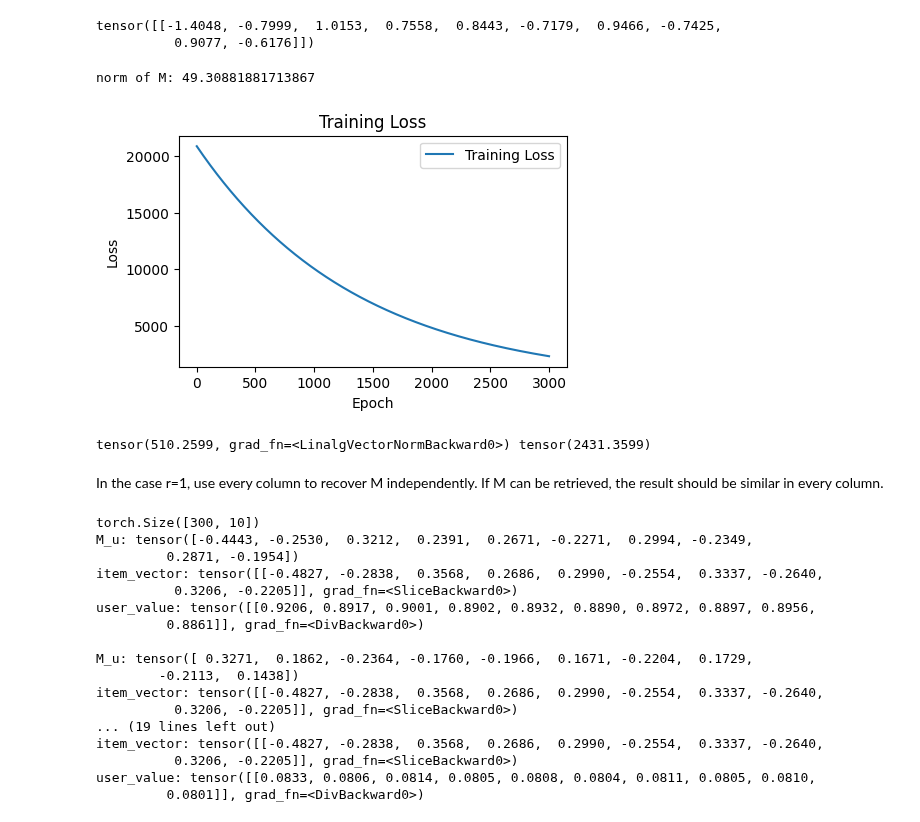
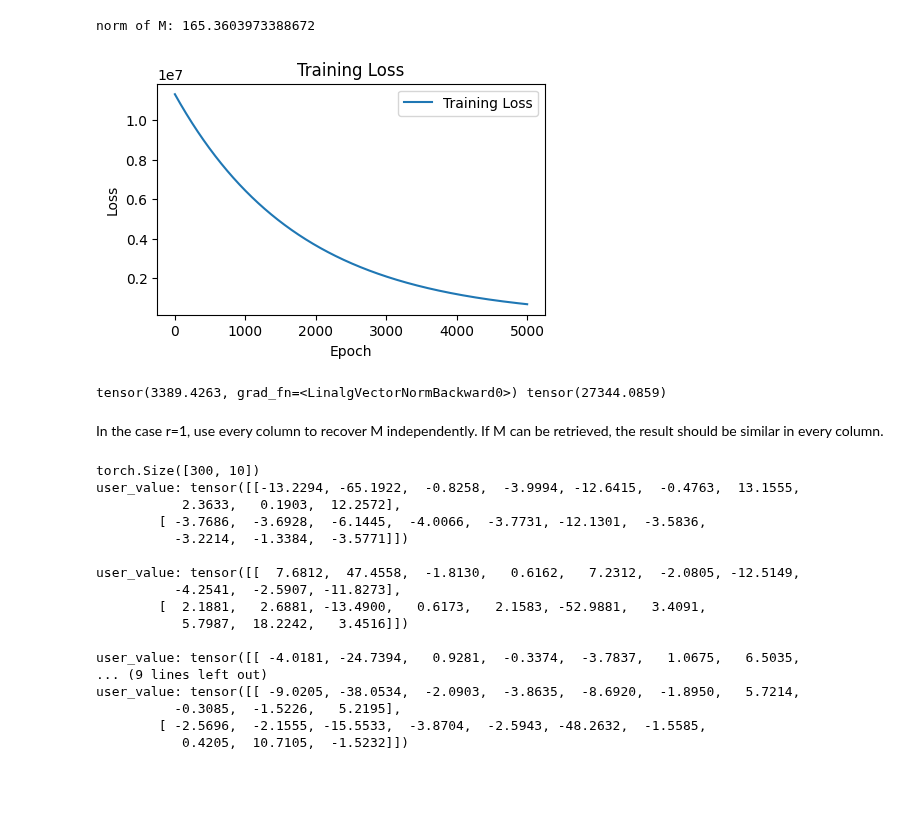
Before and after one commit to VirtuosoResearch/Matrix-completion-from-ultrasparse-samples, a Jupyter notebook: run_May18.ipynb, the cells around one changed output. Saved outputs shown, nothing was run; the diff lists cells and outputs as text; code cells hidden in the pictures; blank space fills up the shorter version.

```diff
--- a/run_May18.ipynb
+++ b/run_May18.ipynb
@@ -63,11 +55,11 @@ def svd_norm_reverse(A, scale):
     return A_normalized
 # %%
 d1 = 300
-r = 1
+r = 2
 d2 = 10
 
-mat1 = torch.randn(d1, r)
-mat2 = torch.randn(r, d2)
+mat1 = torch.randn(d1, 2)
+mat2 = torch.randn(2, d2)
 M = mat1 @ mat2
 
 # r = mat2.shape[0]
@@ -77,11 +69,6 @@ p_prime = 0.75
 p = 1 - p_prime
 noise = 0.00
 dataset = 'random'
-
-print(mat2)
-# %% [output]
-tensor([[-1.4048, -0.7999,  1.0153,  0.7558,  0.8443, -0.7179,  0.9466, -0.7425,
-          0.9077, -0.6176]])
 # %%
 """
 Train for X
@@ -102,8 +89,8 @@ print(f"norm of M: {torch.norm(M)}")
 
 # parameters setting
 d1, d2 = observed_M.shape
-#X = torch.randn(d2, d2, requires_grad=True)
-X = torch.tensor(MTM, requires_grad=True)
+X = torch.randn(d2, d2, requires_grad=True)
+#X = torch.tensor(MTM, requires_grad=True)
 
 epochs = 5000
 alpha = 0.05
@@ -115,35 +102,35 @@ optimizer = optim.SGD([X], lr=eta)
 # opt
 train_losses = []
 writer = SummaryWriter('runs/'+dataset)
 for i in loop:
     loss = ((X - A)**2).mean() # mse loss
     U, D, Vt = torch.linalg.svd(X, full_matrices=False)
     loss.backward()
 
     noise_matrix = torch.normal(mean=0, std=noise, size=(d2, d2))
 
     X.grad = X.grad + alpha * U @ Vt + noise_matrix # alg
     """
     with torch.no_grad():
         X.data += -eta*X.grad
     """
     optimizer.step()
     X.grad.zero_()
     #print(loss.item())
     writer.add_scalar('Loss', loss.item(), i)
     train_losses.append(loss.item())
     loop.set_postfix_str('In epoch {}, loss: {:.3f})'.format(i, loss.item()))
 
 plt.figure(figsize=(5, 3))
 plt.plot(train_losses, label='Training Loss')
 plt.xlabel('Epoch')
 plt.ylabel('Loss')
 plt.title('Training Loss')
 plt.legend()
 plt.show()
 # %% [output]
-norm of M: 49.30881881713867
+norm of M: 165.3603973388672
-[figure, old version]
+[figure, new version]
 # %%
 """
 normalization for result
@@ -161,42 +148,42 @@ print(torch.norm(err), torch.norm(M.T @ M))
 #print(f"norm of X: {torch.norm(X)}")
 #print(f"norm of M: {torch.norm(M.T @ M)}")
 # %% [output]
-tensor(510.2599, grad_fn=<LinalgVectorNormBackward0>) tensor(2431.3599)
+tensor(3389.4263, grad_fn=<LinalgVectorNormBackward0>) tensor(27344.0859)
 # %% [markdown]
 In the case r=1, use every column to recover M independently. If M can be retrieved, the result should be similar in every column.
 # %%
 """
 recover M
 """
-_, S, item_vector = top_r_svd(X, r)
+_, S, item_vector = top_r_svd(M.t() @ M, r)
 predict_matrix = []
 miss_item_u = []
 print(M.shape)
 for i in range(5):
     M_u = M[i] # get objective row
 
-    print(f"M_u: {M_u}")
-    print(f"item_vector: {item_vector}")
+    #print(f"M_u: {M_u}")
+    #print(f"item_vector: {item_vector}")
     print(f"user_value: {M_u/item_vector}")
     print()
 # %% [output]
 torch.Size([300, 10])
-M_u: tensor([-0.4443, -0.2530,  0.3212,  0.2391,  0.2671, -0.2271,  0.2994, -0.2349,
-         0.2871, -0.1954])
-item_vector: tensor([[-0.4827, -0.2838,  0.3568,  0.2686,  0.2990, -0.2554,  0.3337, -0.2640,
-          0.3206, -0.2205]], grad_fn=<SliceBackward0>)
-user_value: tensor([[0.9206, 0.8917, 0.9001, 0.8902, 0.8932, 0.8890, 0.8972, 0.8897, 0.8956,
-         0.8861]], grad_fn=<DivBackward0>)
+user_value: tensor([[-13.2294, -65.1922,  -0.8258,  -3.9994, -12.6415,  -0.4763,  13.1555,
+           2.3633,   0.1903,  12.2572],
+        [ -3.7686,  -3.6928,  -6.1445,  -4.0066,  -3.7731, -12.1301,  -3.5836,
+          -3.2214,  -1.3384,  -3.5771]])
 
-M_u: tensor([ 0.3271,  0.1862, -0.2364, -0.1760, -0.1966,  0.1671, -0.2204,  0.1729,
-        -0.2113,  0.1438])
-item_vector: tensor([[-0.4827, -0.2838,  0.3568,  0.2686,  0.2990, -0.2554,  0.3337, -0.2640,
-          0.3206, -0.2205]], grad_fn=<SliceBackward0>)
-... (19 lines left out)
-item_vector: tensor([[-0.4827, -0.2838,  0.3568,  0.2686,  0.2990, -0.2554,  0.3337, -0.2640,
-          0.3206, -0.2205]], grad_fn=<SliceBackward0>)
-user_value: tensor([[0.0833, 0.0806, 0.0814, 0.0805, 0.0808, 0.0804, 0.0811, 0.0805, 0.0810,
-         0.0801]], grad_fn=<DivBackward0>)
+user_value: tensor([[  7.6812,  47.4558,  -1.8130,   0.6162,   7.2312,  -2.0805, -12.5149,
+          -4.2541,  -2.5907, -11.8273],
+        [  2.1881,   2.6881, -13.4900,   0.6173,   2.1583, -52.9881,   3.4091,
+           5.7987,  18.2242,   3.4516]])
+
+user_value: tensor([[ -4.0181, -24.7394,   0.9281,  -0.3374,  -3.7837,   1.0675,   6.5035,
+... (9 lines left out)
+user_value: tensor([[ -9.0205, -38.0534,  -2.0903,  -3.8635,  -8.6920,  -1.8950,   5.7214,
+          -0.3085,  -1.5226,   5.2195],
+        [ -2.5696,  -2.1555, -15.5533,  -3.8704,  -2.5943, -48.2632,  -1.5585,
+           0.4205,  10.7105,  -1.5232]])
 # %%
 mat1 = torch.randn(100, 1)
 mat2 = torch.randn(1, 3)
```
Also changed, not shown: parts of 7 cells of this notebook, 23 other files.
